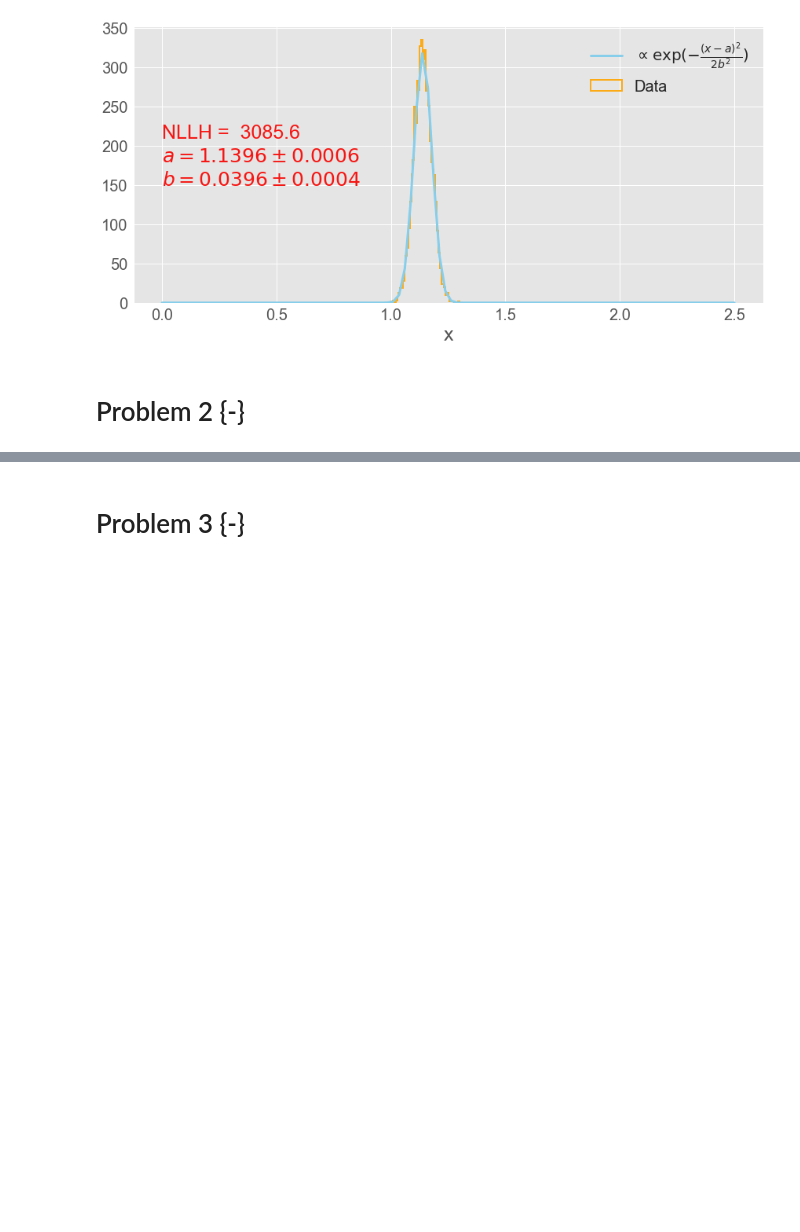
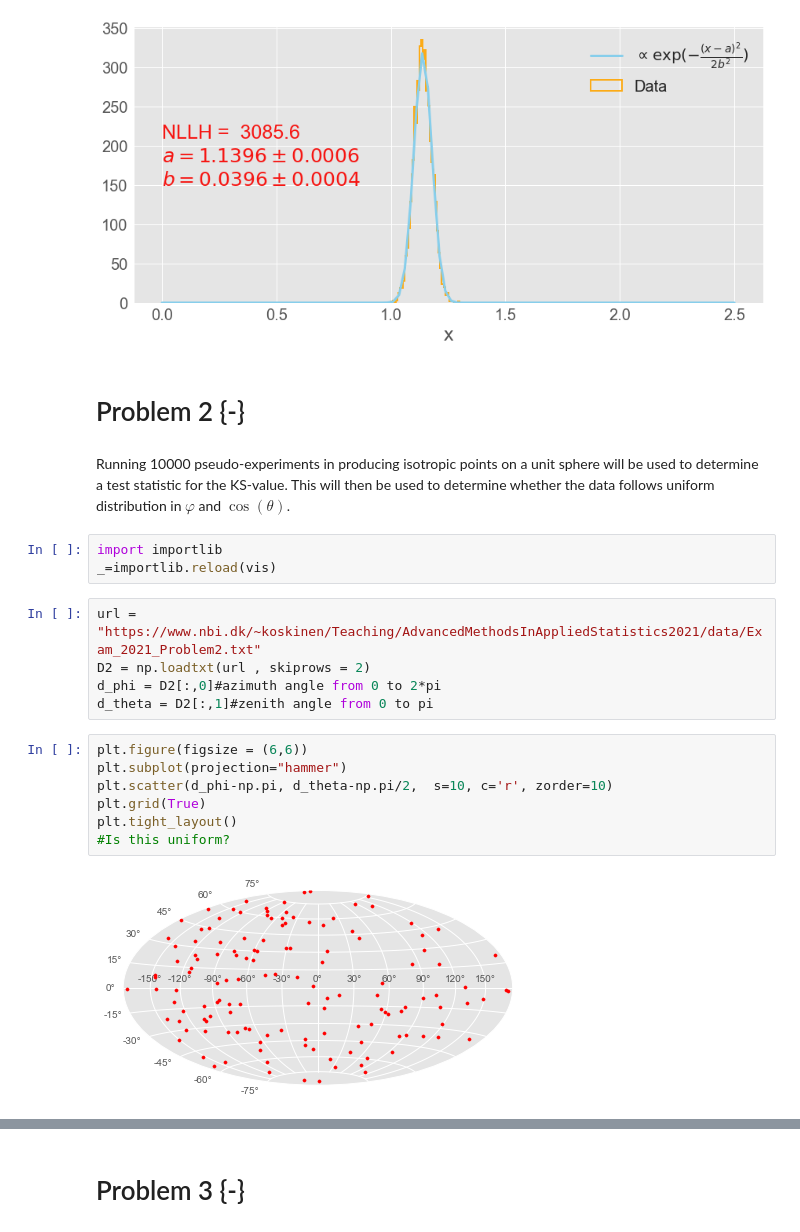
Before and after one commit to Kiril94/AMAS, a Jupyter notebook: Main_exam/AMAS_Exam_2021.ipynb, the cells around one changed output, grey strips where cells are left out. Saved outputs shown, nothing was run; the diff lists cells and outputs as text; blank space fills up the shorter version.

Commit message:
some functions added, working on Problem 2

```diff
--- a/Main_exam/AMAS_Exam_2021.ipynb
+++ b/Main_exam/AMAS_Exam_2021.ipynb
@@ -187,3 +184,22 @@ fig
 [figure]
 # %% [markdown]
 # Problem 2 {-}
+# %% [markdown]
+Running 10000 pseudo-experiments in producing isotropic points on a unit sphere will be used to determine a test statistic for the KS-value. This will then be used to determine whether the data follows uniform distribution in $\varphi$ and $\cos{(\theta)}$.
+# %%
+import importlib
+_=importlib.reload(vis)
+# %%
+url = "https://www.nbi.dk/~koskinen/Teaching/AdvancedMethodsInAppliedStatistics2021/data/Exam_2021_Problem2.txt"
+D2 = np.loadtxt(url , skiprows = 2)
+d_phi = D2[:,0]#azimuth angle from 0 to 2*pi
+d_theta = D2[:,1]#zenith angle from 0 to pi
+# %%
+plt.figure(figsize = (6,6))
+plt.subplot(projection="hammer")
+plt.scatter(d_phi-np.pi, d_theta-np.pi/2,  s=10, c='r', zorder=10)
+plt.grid(True)
+plt.tight_layout()
+#Is this uniform?
+# %% [output]
+[figure, added]
```
Also changed, not shown: parts of 3 cells of this notebook, 3 other files.
